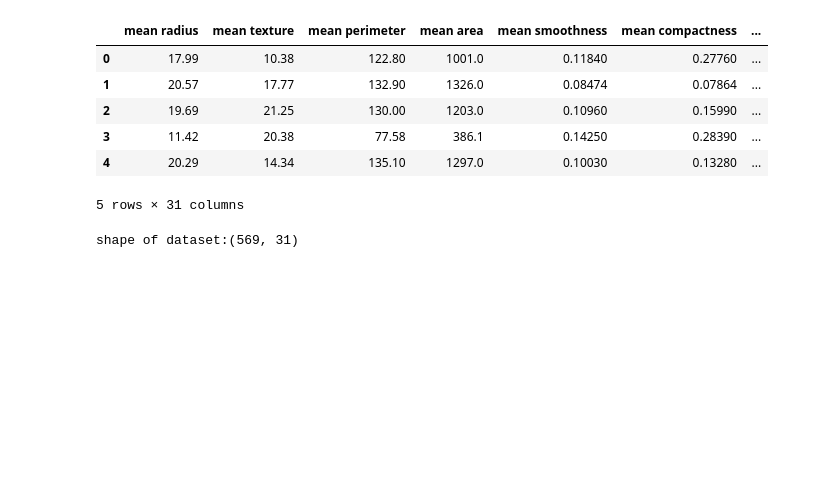
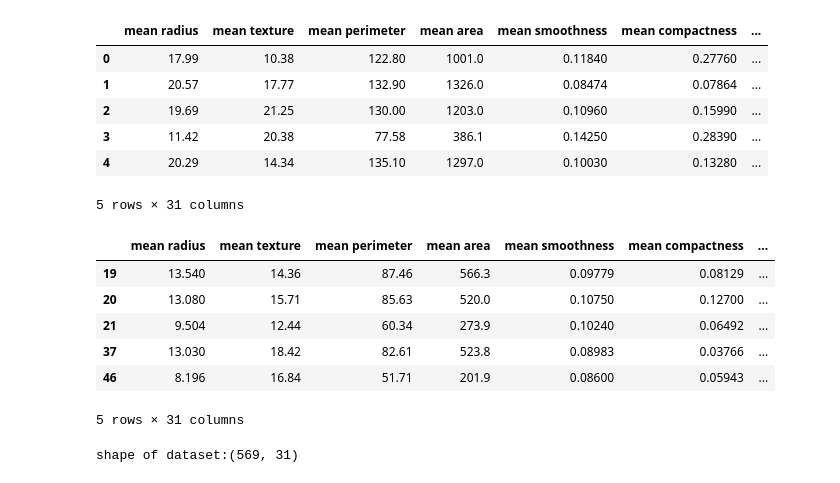
Before and after one commit to sunnydroid/notebooks, a Jupyter notebook: Misc/EDA.ipynb, the cells around one changed output. Cells and saved outputs as stored; diff of their text form; code cells hidden in the pictures; blank space fills up the shorter version.

```diff
--- a/Misc/EDA.ipynb
+++ b/Misc/EDA.ipynb
@@ -83,6 +83,16 @@ cancer_df.head()
 | 3 | 11.42 | 20.38 | 77.58 | 386.1 | 0.14250 | 0.28390 | ... |
 | 4 | 20.29 | 14.34 | 135.10 | 1297.0 | 0.10030 | 0.13280 | ... |
 5 rows × 31 columns
+# %%
+cancer_df.query('target == 1').head()
+# %% [output]
+|  | mean radius | mean texture | mean perimeter | mean area | mean smoothness | mean compactness | ... |
+| 19 | 13.540 | 14.36 | 87.46 | 566.3 | 0.09779 | 0.08129 | ... |
+| 20 | 13.080 | 15.71 | 85.63 | 520.0 | 0.10750 | 0.12700 | ... |
+| 21 | 9.504 | 12.44 | 60.34 | 273.9 | 0.10240 | 0.06492 | ... |
+| 37 | 13.030 | 18.42 | 82.61 | 523.8 | 0.08983 | 0.03766 | ... |
+| 46 | 8.196 | 16.84 | 51.71 | 201.9 | 0.08600 | 0.05943 | ... |
+5 rows × 31 columns
 # %%
 print('shape of dataset:{}'.format(cancer_df.shape))
 # %% [output]
```
Also changed, not shown: parts of 1 cell of this notebook, 4 other files.
